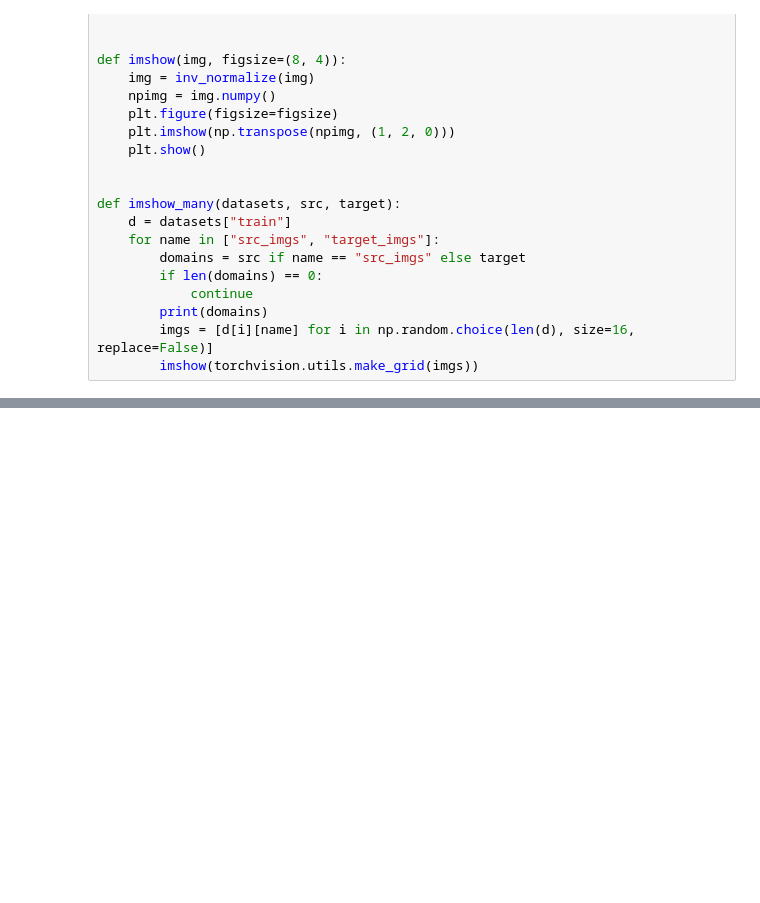
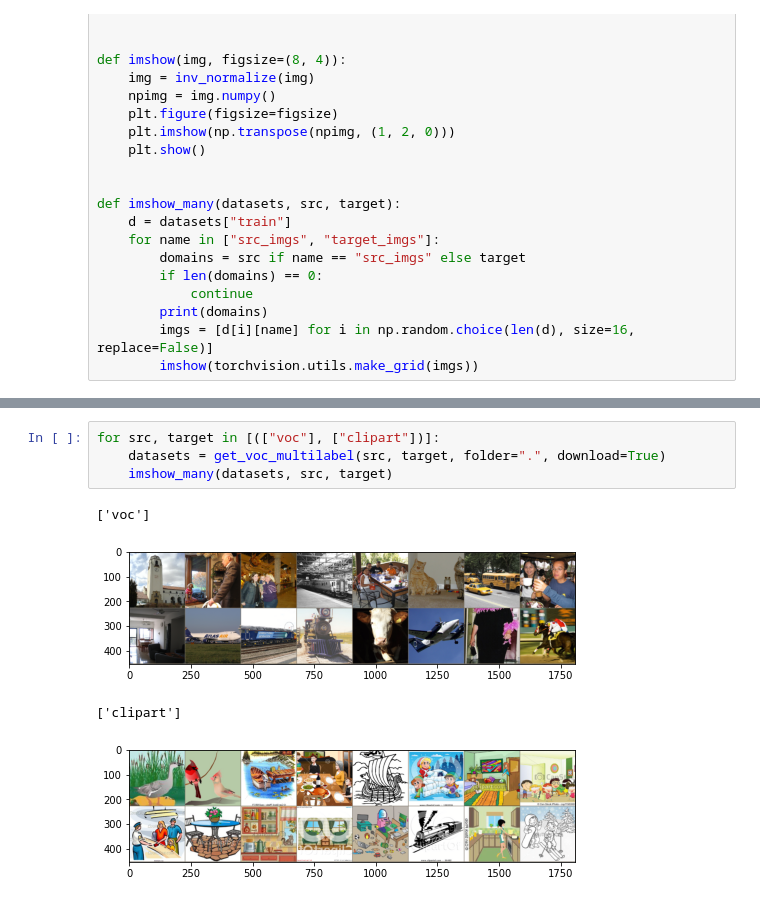
Before and after one commit to KevinMusgrave/pytorch-adapt, a Jupyter notebook: examples/other/DatasetViz.ipynb, the cells around one changed output, grey strips where cells are left out. Cells and saved outputs as stored; diff of their text form; blank space fills up the shorter version.

Commit message:
Added get_voc_multilabel to DatasetViz example notebook

```diff
--- a/examples/other/DatasetViz.ipynb
+++ b/examples/other/DatasetViz.ipynb
@@ -123,0 +125,9 @@ Downloading https://dl2.boxcloud.com/d/1/b1!5_3zmhrLhc1KeWnqJtSkht5H0IsN6btCQ04A
+# %%
+for src, target in [(["voc"], ["clipart"])]:
+    datasets = get_voc_multilabel(src, target, folder=".", download=True)
+    imshow_many(datasets, src, target)
+# %% [output]
+['voc']
+[figure, added]
+['clipart']
+[figure, added]
```
Also changed, not shown: parts of 6 cells of this notebook.
